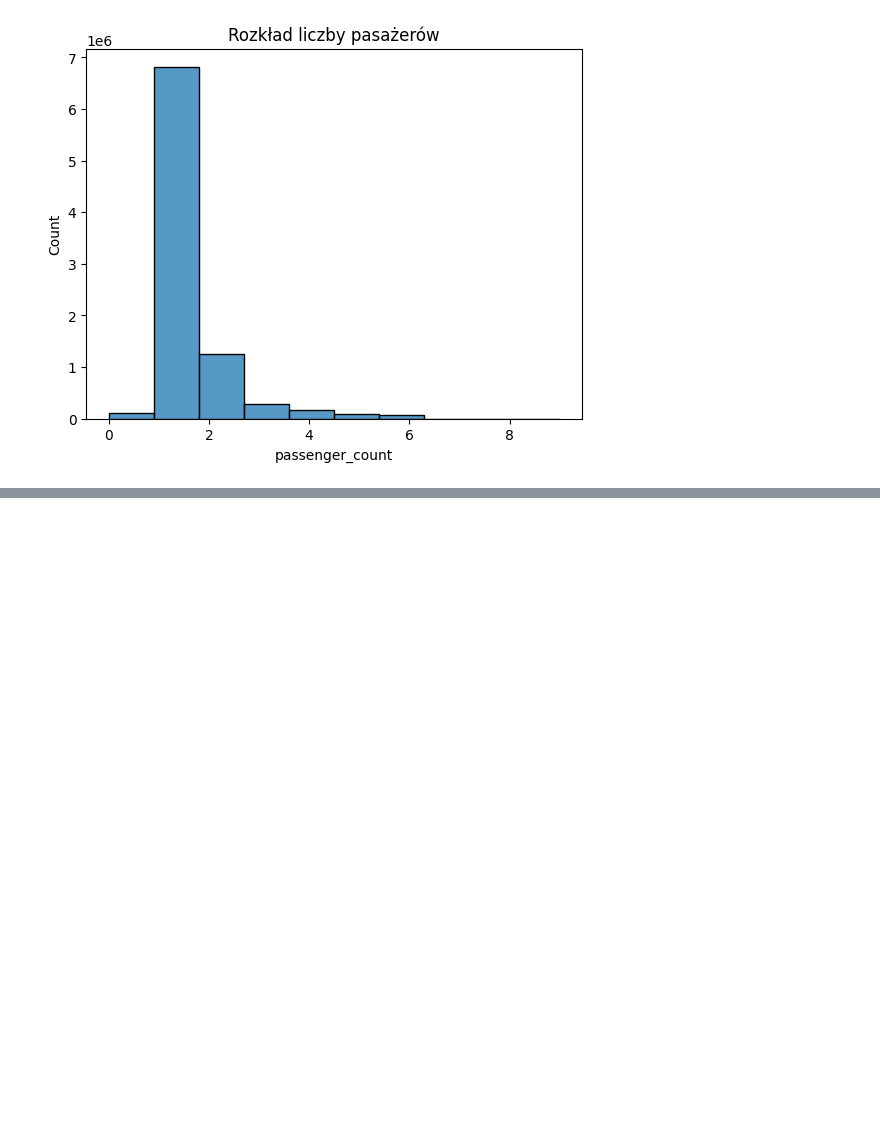
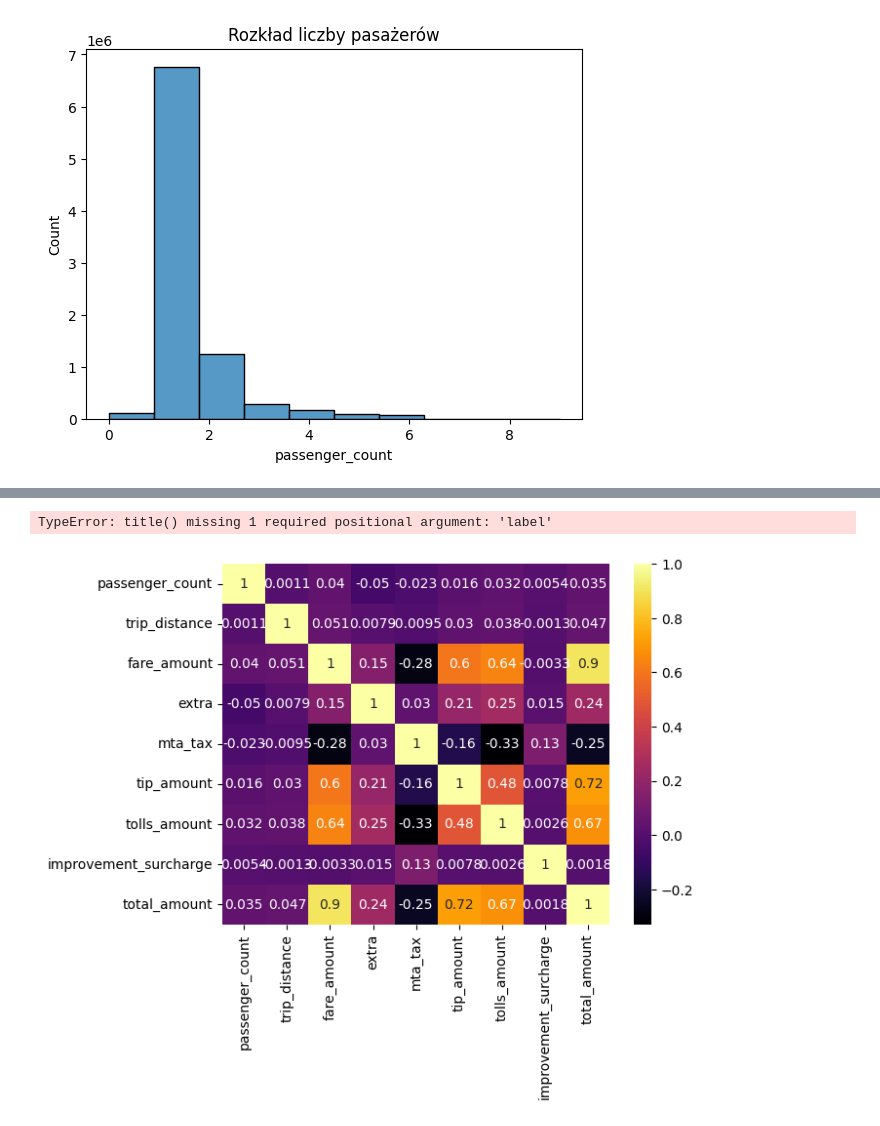
Before and after one commit to piotrkoz00/ds360-task-pmk, a Jupyter notebook: PMK_analiza_NYC.ipynb, the cells around one changed output, grey strips where cells are left out. Saved outputs shown, nothing was run; the diff lists cells and outputs as text; code cells hidden in the pictures; blank space fills up the shorter version.

```diff
--- a/PMK_analiza_NYC.ipynb
+++ b/PMK_analiza_NYC.ipynb
@@ -256,0 +420,6 @@ pu.barplot(passenger_sum, x='VendorName', y='passenger_count', title='Łączna l
+# %%
+corr_matrix = df[numeric_col_list].corr(numeric_only=True)
+pu.corr_heatmap(corr_matrix)
+# %% [output]
+TypeError: title() missing 1 required positional argument: 'label'
+[figure, added]
```
Also changed, not shown: parts of 36 cells of this notebook, 2 other files.
